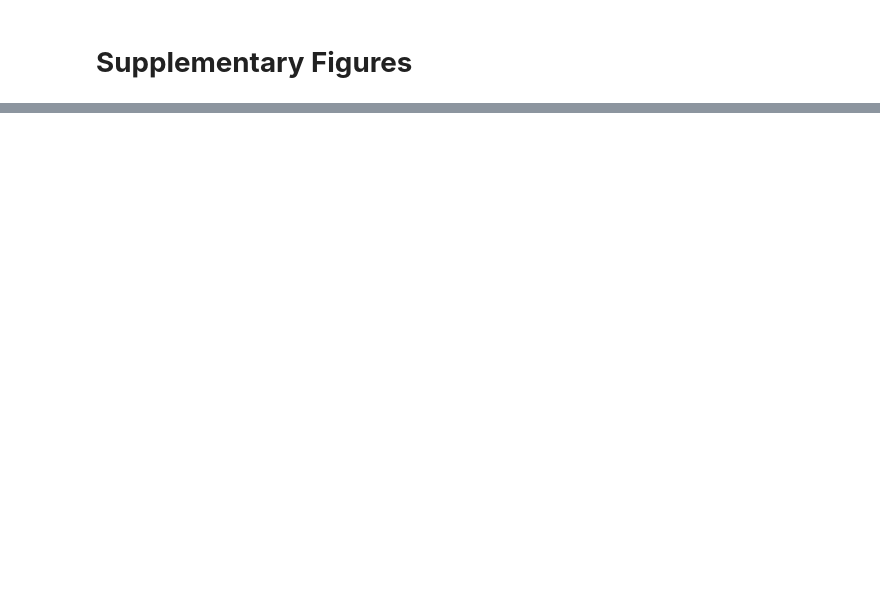
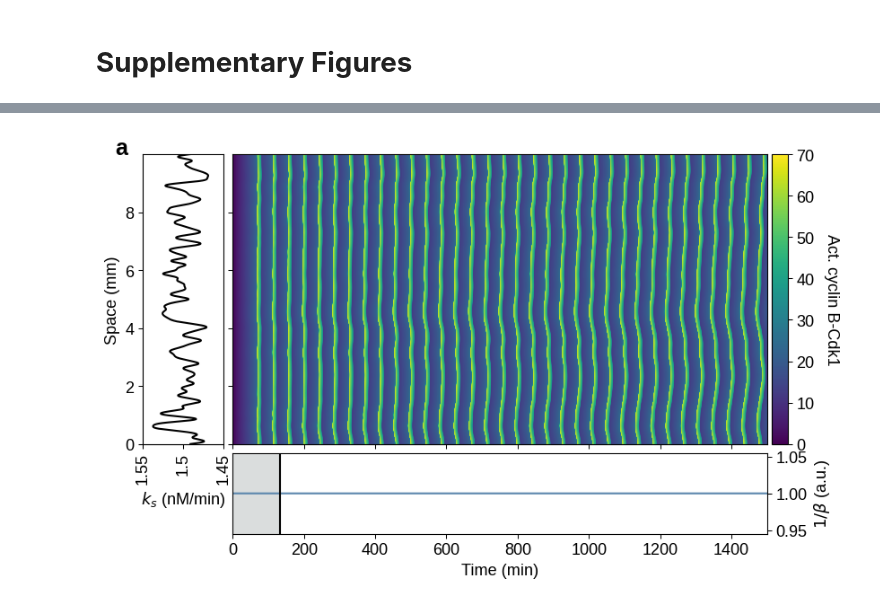
Before and after one commit to DanielRuizReynes/mitotic_waves, a Jupyter notebook: main/figures.ipynb, the cells around one changed output, grey strips where cells are left out. Cells and saved outputs as stored; diff of their text form; code cells hidden in the pictures; blank space fills up the shorter version.

```diff
--- a/main/figures.ipynb
+++ b/main/figures.ipynb
@@ -2699,12 +2843,14 @@ plt.show()
 # %%
 size = 4.5
 fig = plt.figure(figsize=(1.7*size,size),constrained_layout=True)
 ax = plt.subplot2grid((1, 1), (0, 0), colspan=60)
 
-folder = '../sim/mit-waves31/'
+folder = 'sim/mit-waves31/'
 plot_kymo_figure_s1(ax,folder,chi,133.5133513351335,colormap='viridis')
 ax.text(-330,10,'a',color='black',fontweight="bold",fontsize=18)
 
 # plt.savefig(os.environ['HOME']+'/Documents/cc/data-yang/prolit/figs/panels_owen/figs4av1.pdf',bbox_inches='tight',dpi=300)
 plt.show()
+# %% [output]
+[figure, added]
 # %%
```
Also changed, not shown: parts of 33 cells of this notebook.
